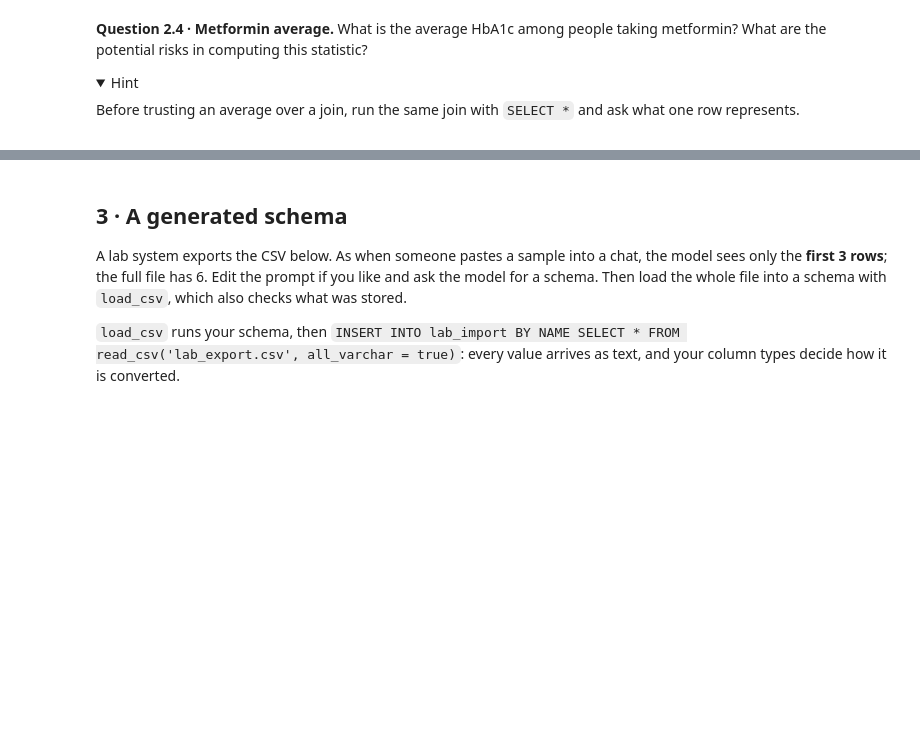
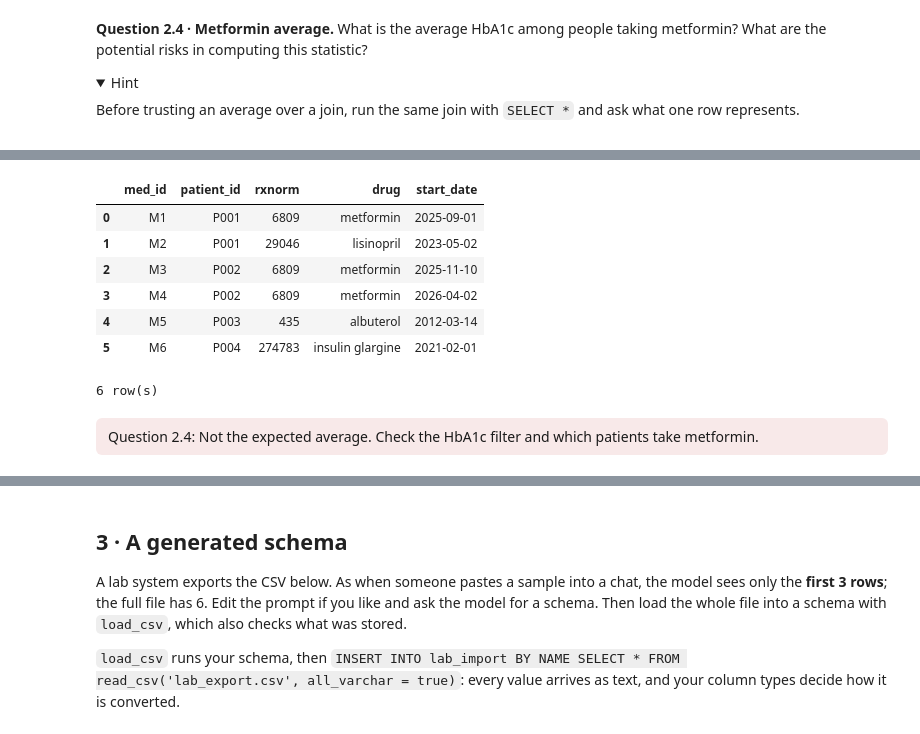
Before and after one commit to Markholmezza/p8105_hw1_zz3593, a Jupyter notebook: public/weeks/05-exercise.ipynb, the cells around one changed output, grey strips where cells are left out. Saved outputs shown, nothing was run; the diff lists cells and outputs as text; code cells hidden in the pictures; folded sections open; blank space fills up the shorter version.

```diff
--- a/public/weeks/05-exercise.ipynb
+++ b/public/weeks/05-exercise.ipynb
@@ -1017,2 +1039,16 @@ Before trusting an average over a join, run the same join with `SELECT *` and as
+# %%
+submit("2.4", """
+SELECT * FROM medications;
+""")
+# %% [output]
+|  | med_id | patient_id | rxnorm | drug | start_date |
+| 0 | M1 | P001 | 6809 | metformin | 2025-09-01 |
+| 1 | M2 | P001 | 29046 | lisinopril | 2023-05-02 |
+| 2 | M3 | P002 | 6809 | metformin | 2025-11-10 |
+| 3 | M4 | P002 | 6809 | metformin | 2026-04-02 |
+| 4 | M5 | P003 | 435 | albuterol | 2012-03-14 |
+| 5 | M6 | P004 | 274783 | insulin glargine | 2021-02-01 |
+6 row(s)
+Question 2.4: Not the expected average. Check the HbA1c filter and which patients take metformin.
 # %%
 submit("2.4", """
```
Also changed, not shown: parts of 5 cells of this notebook.
